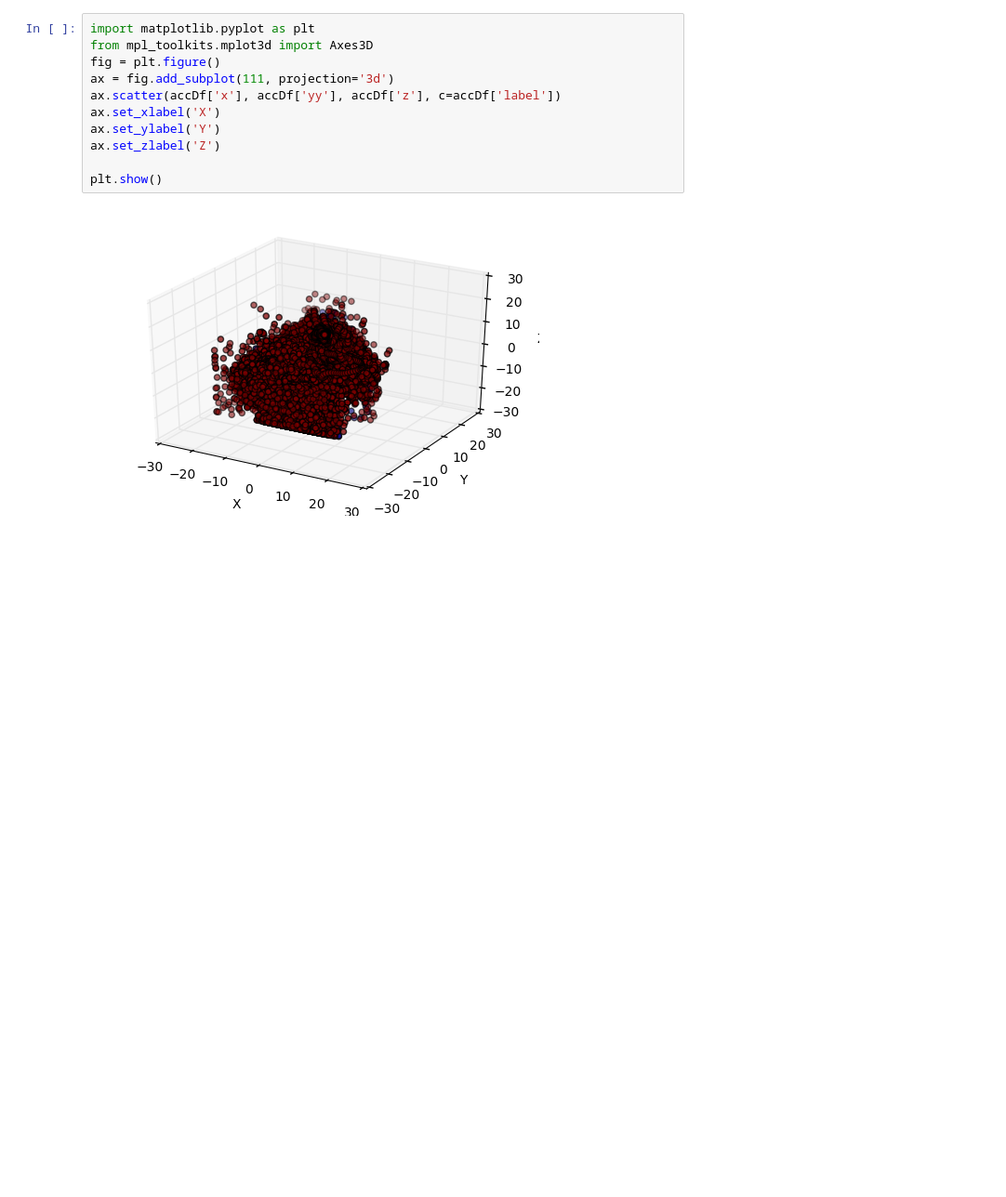
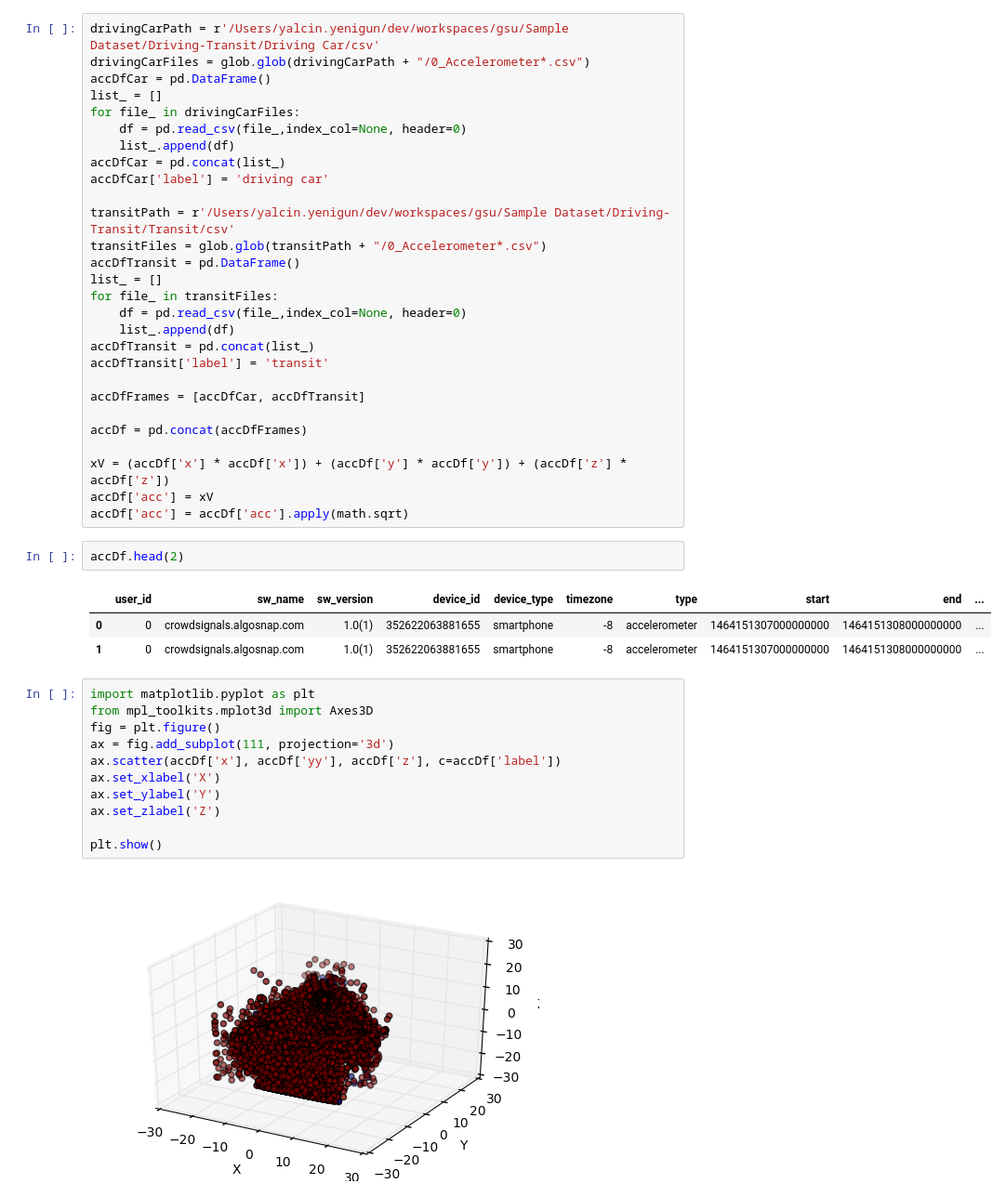
Before and after one commit to yyenigun/mobile-sensor-data-notebooks, a Jupyter notebook: AlgoSnabCrowdSignals.ipynb, the cells around one changed output. Shown at 93% size. Cells and saved outputs as stored; diff of their text form; blank space fills up the shorter version.

Commit message:
3d visualisation added for bus, driving..etc.

```diff
--- a/AlgoSnabCrowdSignals.ipynb
+++ b/AlgoSnabCrowdSignals.ipynb
@@ -94,3 +15,37 @@ accDf['acc'] = accDf['acc'].apply(math.sqrt)
+# %%
+drivingCarPath = r'/Users/yalcin.yenigun/dev/workspaces/gsu/Sample Dataset/Driving-Transit/Driving Car/csv'
+drivingCarFiles = glob.glob(drivingCarPath + "/0_Accelerometer*.csv")
+accDfCar = pd.DataFrame()
+list_ = []
+for file_ in drivingCarFiles:
+    df = pd.read_csv(file_,index_col=None, header=0)
+    list_.append(df)
+accDfCar = pd.concat(list_)
+accDfCar['label'] = 'driving car'
+
+transitPath = r'/Users/yalcin.yenigun/dev/workspaces/gsu/Sample Dataset/Driving-Transit/Transit/csv'
+transitFiles = glob.glob(transitPath + "/0_Accelerometer*.csv")
+accDfTransit = pd.DataFrame()
+list_ = []
+for file_ in transitFiles:
+    df = pd.read_csv(file_,index_col=None, header=0)
+    list_.append(df)
+accDfTransit = pd.concat(list_)
+accDfTransit['label'] = 'transit'
+
+accDfFrames = [accDfCar, accDfTransit]
+
+accDf = pd.concat(accDfFrames)
+
+xV = (accDf['x'] * accDf['x']) + (accDf['y'] * accDf['y']) + (accDf['z'] * accDf['z'])
+accDf['acc'] = xV
+accDf['acc'] = accDf['acc'].apply(math.sqrt)
+# %%
+accDf.head(2)
+# %% [output]
+|  | user_id | sw_name | sw_version | device_id | device_type | timezone | type | start | end | ... |
+| 0 | 0 | crowdsignals.algosnap.com | 1.0(1) | 352622063881655 | smartphone | -8 | accelerometer | 1464151307000000000 | 1464151308000000000 | ... |
+| 1 | 0 | crowdsignals.algosnap.com | 1.0(1) | 352622063881655 | smartphone | -8 | accelerometer | 1464151307000000000 | 1464151308000000000 | ... |
 # %%
 import matplotlib.pyplot as plt
 from mpl_toolkits.mplot3d import Axes3D
```
Also changed, not shown: parts of 10 cells of this notebook.
